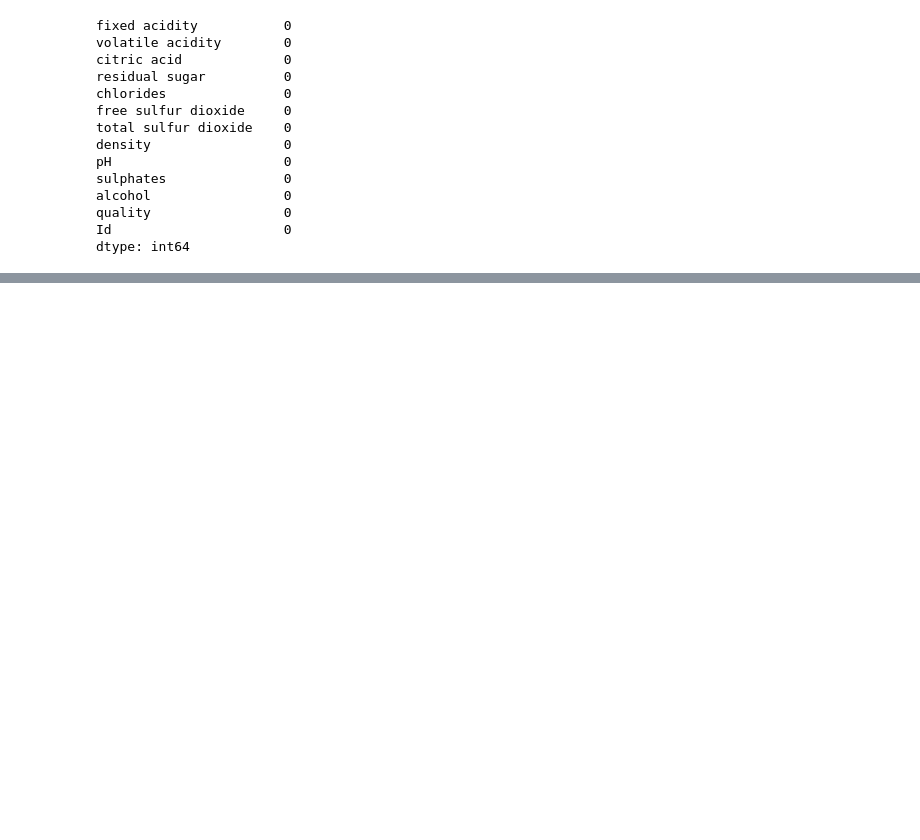
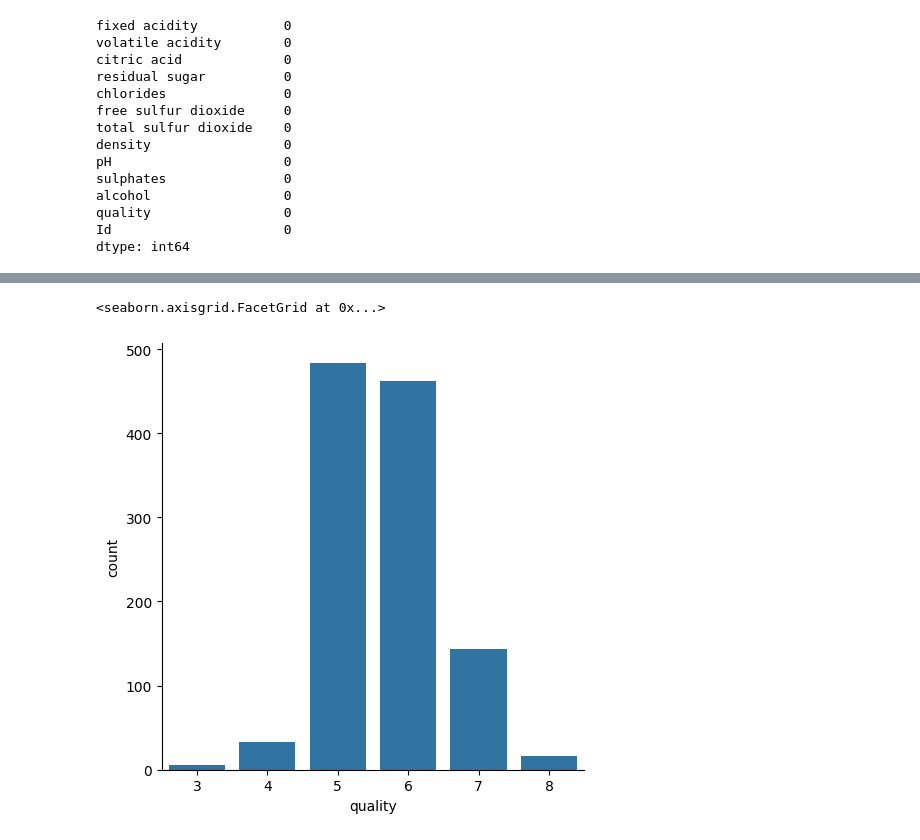
Before and after one commit to srinivasgithub123/Wine-Quality_Predictor, a Jupyter notebook: My_project.ipynb, the cells around one changed output, grey strips where cells are left out. Cells and saved outputs as stored; diff of their text form; code cells hidden in the pictures; blank space fills up the shorter version.

Commit message:
Added executed notebook with statistical analysis and heatmap

```diff
--- a/My_project.ipynb
+++ b/My_project.ipynb
@@ -42,0 +56,6 @@ dtype: int64
+# %%
+# Number of values for each quality
+sms.catplot(x='quality', data=wine_dataset, kind='count')
+# %% [output]
+<seaborn.axisgrid.FacetGrid at 0x...>
+[figure, added]
```
Also changed, not shown: parts of 6 cells of this notebook.
